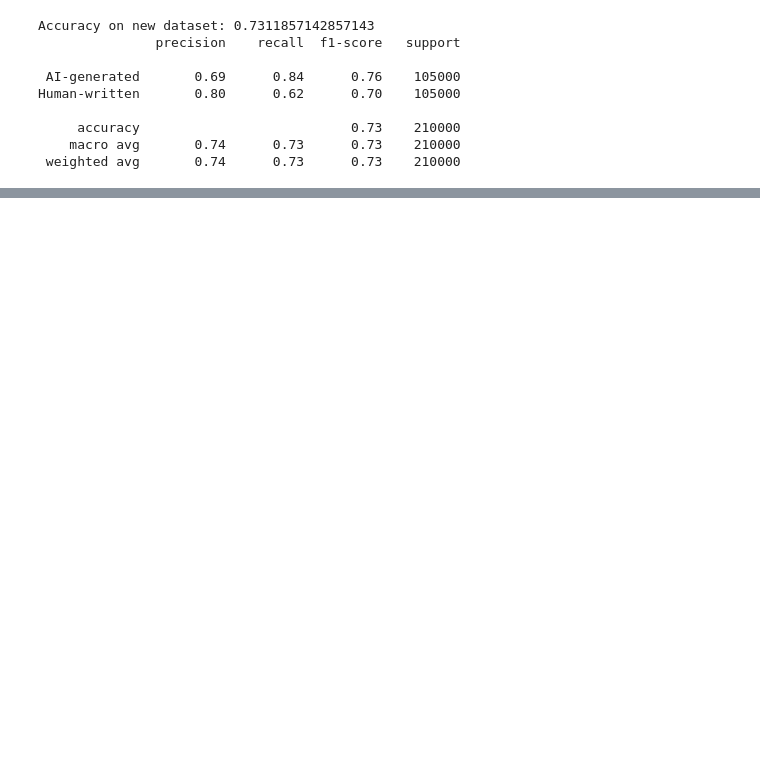
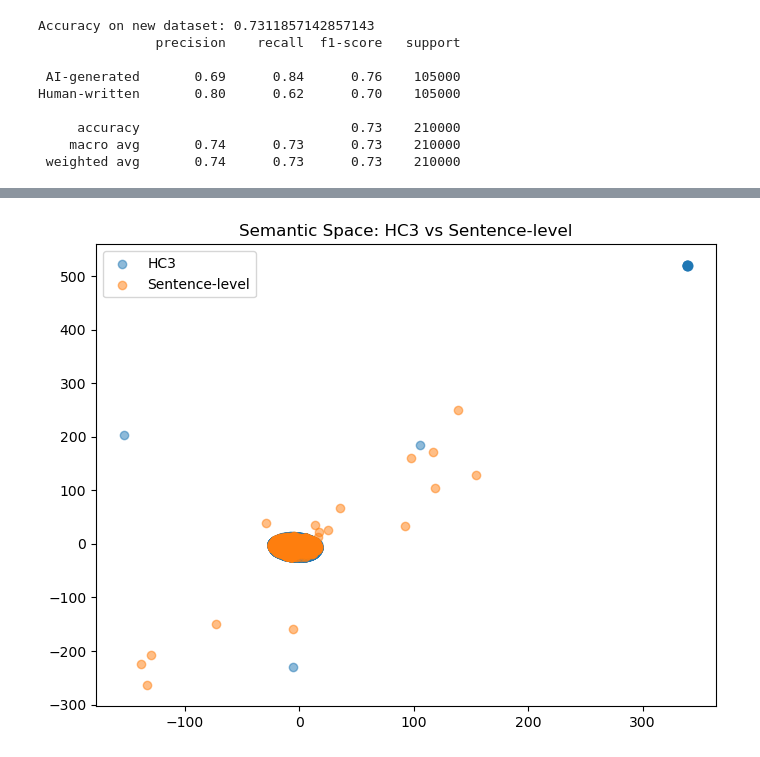
Before and after one commit to MollyMoriJing/MUGC_Detact_Reddit, a Jupyter notebook: human_vs_ai_final.ipynb, the cells around one changed output, grey strips where cells are left out. Cells and saved outputs as stored; diff of their text form; code cells hidden in the pictures; blank space fills up the shorter version.

```diff
--- a/human_vs_ai_copy.ipynb
+++ b/human_vs_ai_final.ipynb
@@ -1747,0 +1785,4 @@ Human-written       0.80      0.62      0.70    105000
+# %%
+df_hc3 = pd.read_csv("data/df_featured.csv")
+df_hc3 = df_hc3.dropna(subset=["final_text"])
+df_hc3.head()
@@ -1747,0 +1796,4 @@ Human-written       0.80      0.62      0.70    105000
+# %%
+df_sentence = pd.read_csv("data/df_featured_test1.csv")
+df_sentence = df_sentence.dropna(subset=["final_text"])
+df_sentence.head()
@@ -1747,0 +1820,23 @@ Human-written       0.80      0.62      0.70    105000
+# %%
+from sklearn.decomposition import PCA
+from sklearn.manifold import TSNE
+
+# Combine sentence-level and HC3 subset
+texts = list(df_hc3["final_text"]) + list(df_sentence["final_text"])
+labels = [0]*len(df_hc3) + [1]*len(df_sentence)
+
+tfidf = TfidfVectorizer(max_features=5000)
+X = tfidf.fit_transform(texts).toarray()
+
+# Reduce dimension
+X_emb = TSNE(n_components=2, perplexity=30, max_iter=250).fit_transform(X)
+
+# Plot
+plt.figure(figsize=(8,6))
+plt.scatter(X_emb[:len(df_hc3),0], X_emb[:len(df_hc3),1], alpha=0.5, label="HC3")
+plt.scatter(X_emb[len(df_hc3):,0], X_emb[len(df_hc3):,1], alpha=0.5, label="Sentence-level")
+plt.legend()
+plt.title("Semantic Space: HC3 vs Sentence-level")
+plt.show()
+# %% [output]
+[figure, added]
```
Also changed, not shown: parts of 71 cells of this notebook, 5 other files.
